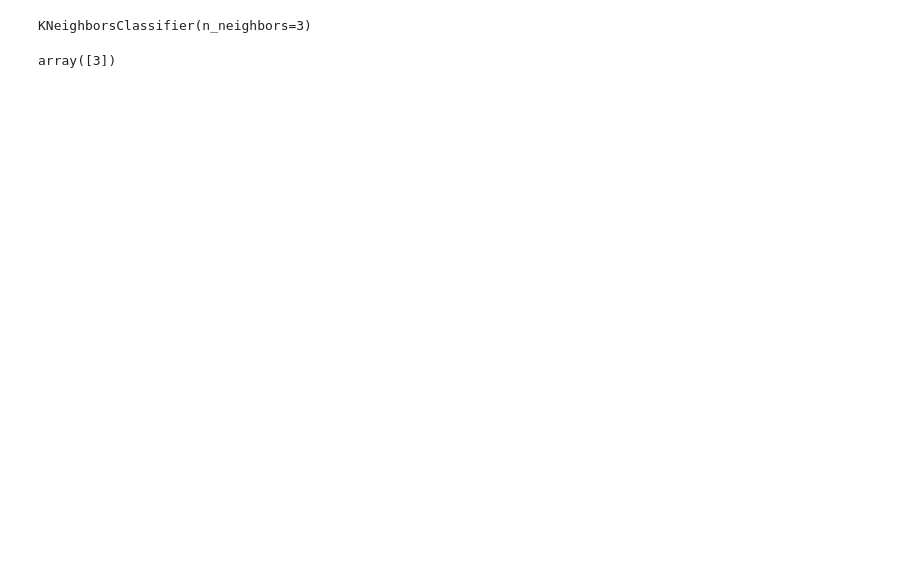
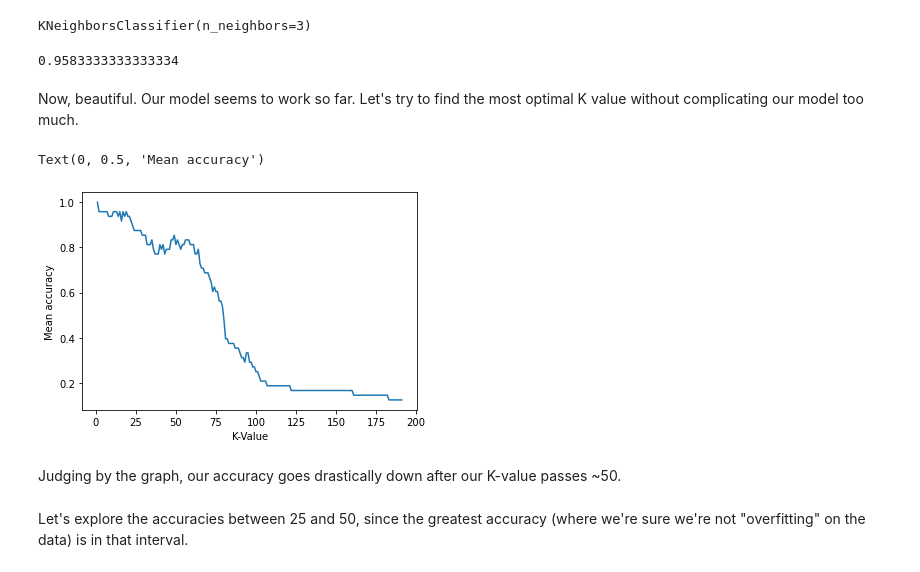
Before and after one commit to GoofyGalaxy374/StarTypeClassifier, a Jupyter notebook: Notebook/StarsClassifierNotebook.ipynb, the cells around one changed output. Drawn from its saved outputs; the diff is of its cells as text; code cells hidden in the pictures; blank space fills up the shorter version.

Commit message:
The notebook now contains the search for the most optimal K value

```diff
--- a/Notebook/StarsClassifierNotebook.ipynb
+++ b/Notebook/StarsClassifierNotebook.ipynb
@@ -145,4 +145,4 @@ Another thing that we have to do before having fun with the model is to scale ou
 # %%
 X_train_scaled = Scaler.fit_transform(X_train)
 # %%
-X_test_scaled = Scaler.transform(X_test.values.reshape(-1,4))b
+X_test_scaled = Scaler.transform(X_test.values.reshape(-1,4))
@@ -155,4 +155,29 @@ pred = KNN.predict([[9940,25.4,1.711,2.063]]) #Sirius A - A main sequence star
-# %%
-pred # 3 corresponds to a main sequence !
-# %% [output]
-array([3])
+# %%
+pred = KNN.predict(X_test_scaled)
+# %%
+accuracy_score(pred, y_test)
+# %% [output]
+0.9583333333333334
+# %% [markdown]
+Now, beautiful. Our model seems to work so far. Let's try to find the most optimal K value without complicating our model too much.
+# %%
+scores_accuracy = []
+K_values = []
+for k in range(1,192):
+    KNN = KNN = KNeighborsClassifier(k)
+    fitted_KNN = KNN.fit(X_train_scaled, y_train)
+    pred = fitted_KNN.predict(X_test_scaled)
+    score = accuracy_score(pred, y_test)
+    scores_accuracy.append(score)
+    K_values.append(k)
+# %%
+plt.plot(K_values, scores_accuracy)
+plt.xlabel('K-Value')
+plt.ylabel('Mean accuracy')
+# %% [output]
+Text(0, 0.5, 'Mean accuracy')
+[figure, added]
+# %% [markdown]
+Judging by the graph, our accuracy goes drastically down after our K-value passes ~50.
+# %% [markdown]
+Let's explore the accuracies between 25 and 50, since the greatest accuracy (where we're sure we're not "overfitting" on the data) is in that interval.
```
Also changed, not shown: parts of 13 cells of this notebook.
